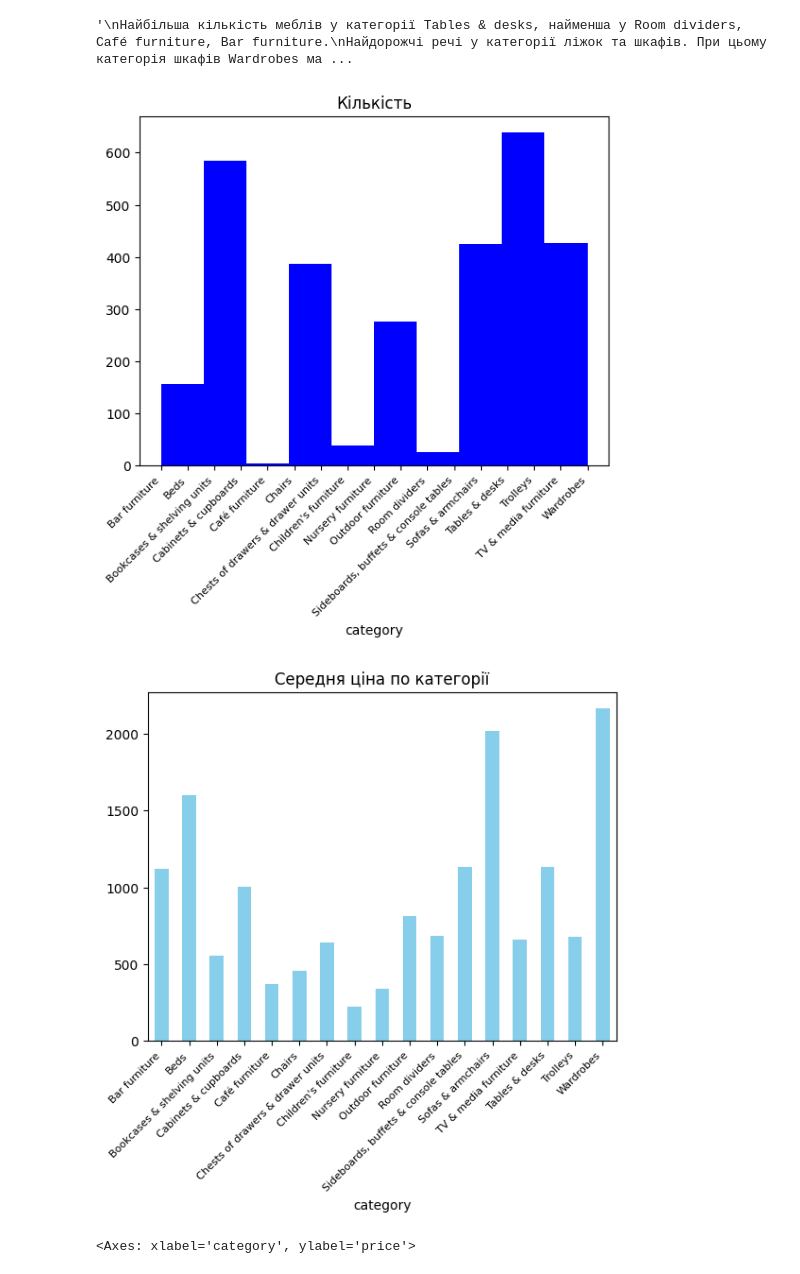
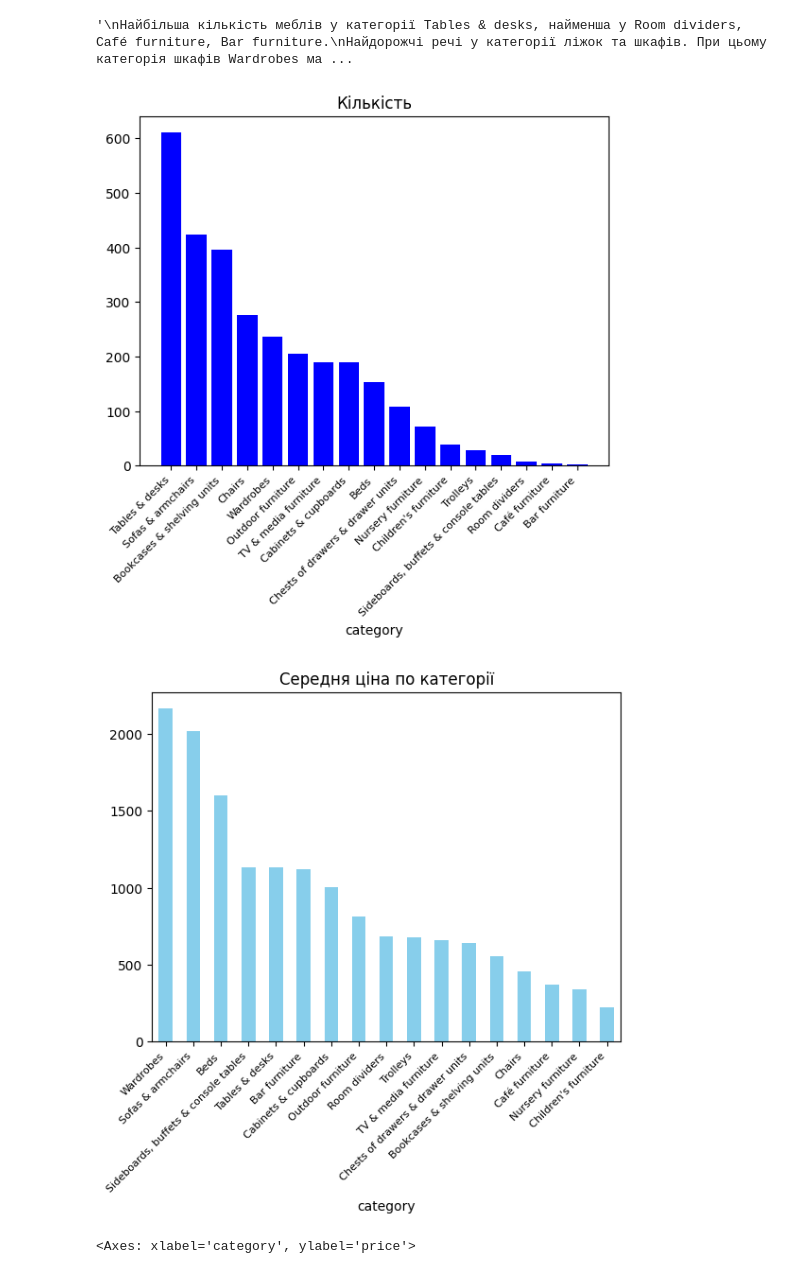
Before and after one commit to Illia061/StepProject, a Jupyter notebook: StepProject.ipynb, the cells around one changed output. Cells and saved outputs as stored; diff of their text form; code cells hidden in the pictures.

```diff
--- a/StepProject.ipynb
+++ b/StepProject.ipynb
@@ -41,0 +28,5 @@ df_ikea = pd.read_csv(url)
+# %%
+# скачаємо файл
+URL = 'https://raw.githubusercontent.com/rfordatascience/tidytuesday/master/data/2020/2020-11-03/ikea.csv'
+
+req = requests.get(URL)
@@ -42 +46,3 @@ df_ikea = pd.read_csv(url)
+# %%
+df_ikea = pd.read_csv(URL)
 # %%
@@ -240,25 +247,26 @@ Bar furniture                             2  2095.0  1117.500000  1117.5
 # %% [output]
 '\nНайбільша кількість меблів у категорії Tables & desks, найменша у Room dividers, Café furniture, Bar furniture.\nНайдорожчі речі у категорії ліжок та шкафів. При цьому категорія шкафів Wardrobes ма ...
 # %%
-plt.hist(data['category'], color='blue')
+sorted_data = data['category'].value_counts().sort_values(ascending=False)
+plt.bar(sorted_data.index, sorted_data, color='blue')
 plt.xticks(rotation=45, ha="right", fontsize=8)
 plt.xlabel('category')
 plt.title('Кількість')
 plt.show()
 # %% [output]
-[figure, old version]
+[figure, new version]
 # %%
 '''
 Середня ціна по категорії
 '''
-average_prices = data.groupby('category')['price'].mean()
+average_prices = data.groupby('category')['price'].mean().sort_values(ascending=False)
 average_prices.plot(kind='bar', color='skyblue')
 plt.xticks(rotation=45, ha="right", fontsize=8)
 plt.xlabel('category')
 plt.title('Середня ціна по категорії')
 plt.show()
 # %% [output]
-[figure, old version]
+[figure, new version]
 # %%
 plt.subplots(figsize = (10,8))
 plt.xticks(rotation=45, ha="right", fontsize=8)
```
Also changed, not shown: parts of 53 cells of this notebook.
